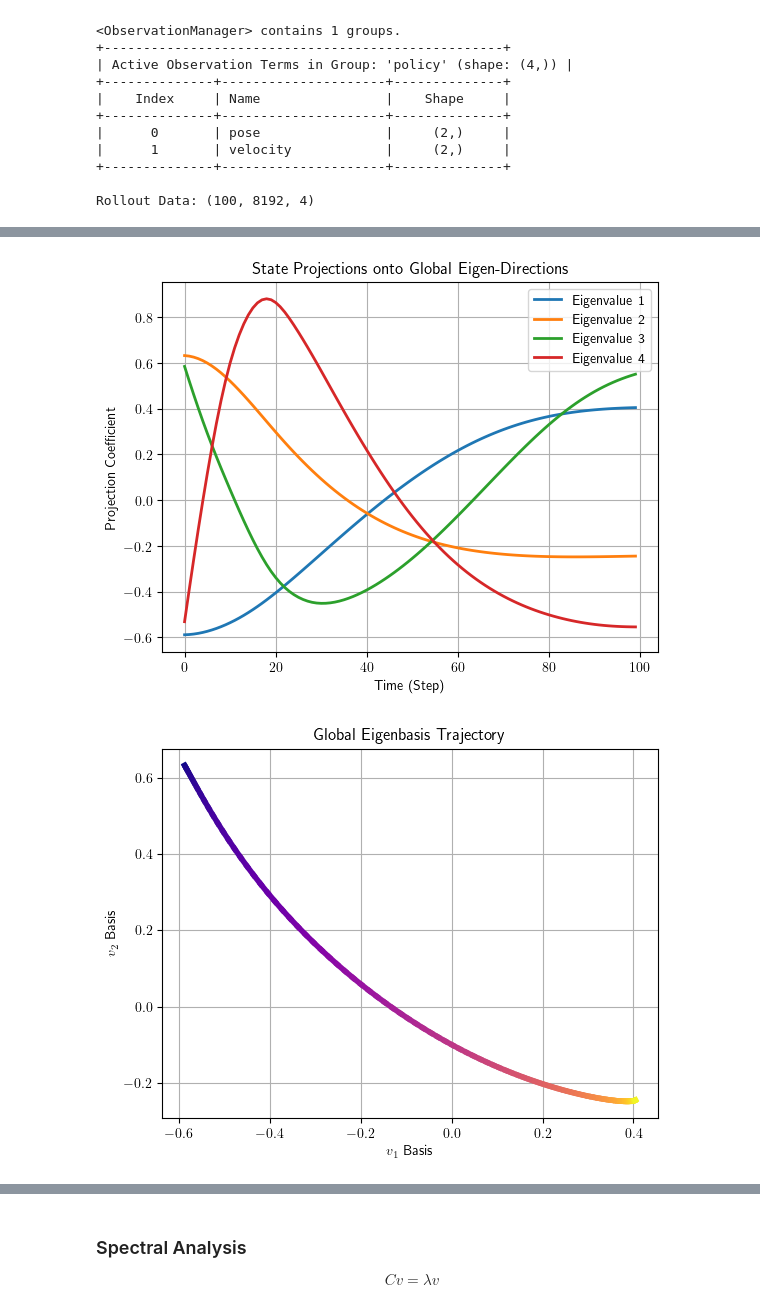
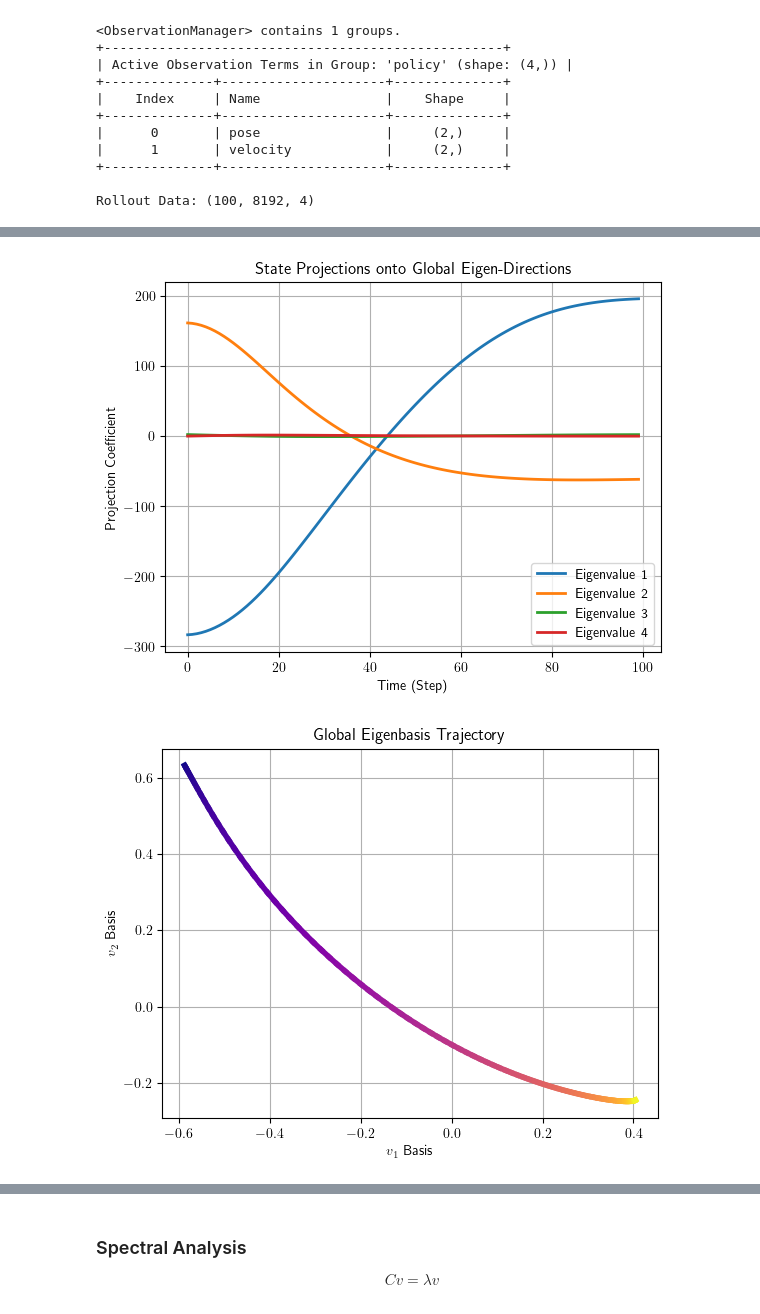
Before and after one commit to KyleM73/nonlinear_ct, a Jupyter notebook: scripts/analyze.ipynb, the cells around one changed output, grey strips where cells are left out. Cells and saved outputs as stored; diff of their text form; code cells hidden in the pictures.

```diff
--- a/scripts/analyze.ipynb
+++ b/scripts/analyze.ipynb
@@ -227,7 +190,9 @@ states = rollout_obs
 states_flat = states.reshape(-1, 4)
 # compute_state_statistics(states_flat)
 C_global, eigvals_global, eigvecs_global, explained_energy_global, input_activity_global = compute_sensitivity(policy, states_flat)
-plot_matrix(C_global, "Global Sensitivity Matrix", normalize=True)
+plot_matrix(C_global, "Global Policy Sensitivity", normalize=True)
 C_global_critic, _, _, _, _ = compute_sensitivity(critic, states_flat)
-plot_matrix(C_global_critic, "Global Critic Sensitivity Matrix", normalize=True)
+plot_matrix(C_global_critic, "Global Critic Sensitivity", normalize=True)
+
+C_traj, eigvals_traj, eigvecs_traj = compute_multistep_sensitivity(policy, states[:, 0])[0:3]
 # %% [output]
@@ -236,9 +254,11 @@ plot_matrix(C_global_critic, "Global Critic Sensitivity Matrix", normalize=True)
 # %%
 proj_dist_global_dir = compute_projection_distances(states[:, 0], eigvecs_global, mean_center=True)
-plot_1d(proj_dist_global_dir, f"State Projections onto Global Eigen-Directions", "Time (Step)", "Projection Coefficient", prefix="Eigenvalue ")
+plot_1d(proj_dist_global_dir * eigvals_global, f"State Projections onto Global Eigen-Directions", "Time (Step)", "Projection Coefficient", prefix="Eigenvalue ")
 plot_2d(proj_dist_global_dir, "Global Eigenbasis Trajectory", r"$v_1$ Basis", r"$v_2$ Basis", temporal=True, linewidth=4)
 # proj_dist_all = compute_projection_distances(states_flat, eigvecs_global, mean_center=True)
 # plot_2d(proj_dist_all, "Global Eigenbasis Trajectory", r"$v_1$ Basis", r"$v_2$ Basis", temporal=True, linewidth=4)
+proj_dist_local = compute_projection_distances(states[:, 0], eigvecs_traj, mean_center=True)
+plot_1d(proj_dist_local * eigvals_traj, f"State Projections onto Local Eigen-Directions", "Time (Step)", "Projection Coefficient", prefix="Eigenvalue ")
 # %% [output]
-[figure, old version]
+[figure, new version]
 [figure]
```
Also changed, not shown: parts of 13 cells of this notebook, 1 other file.
